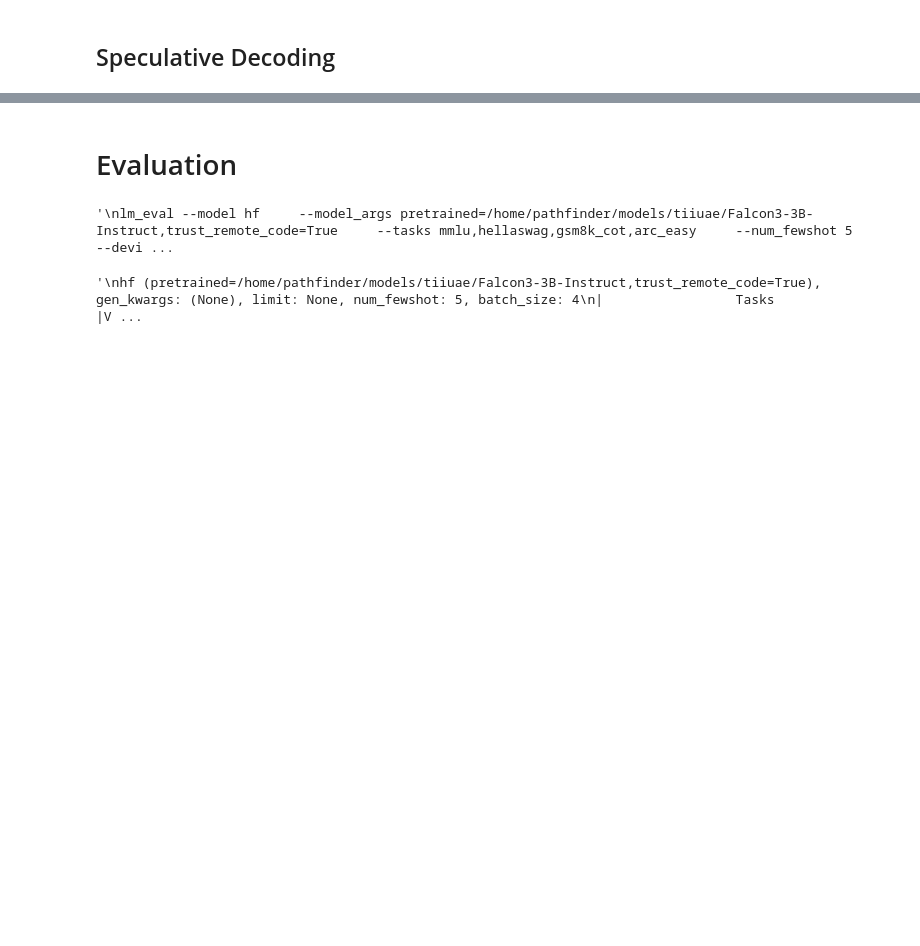
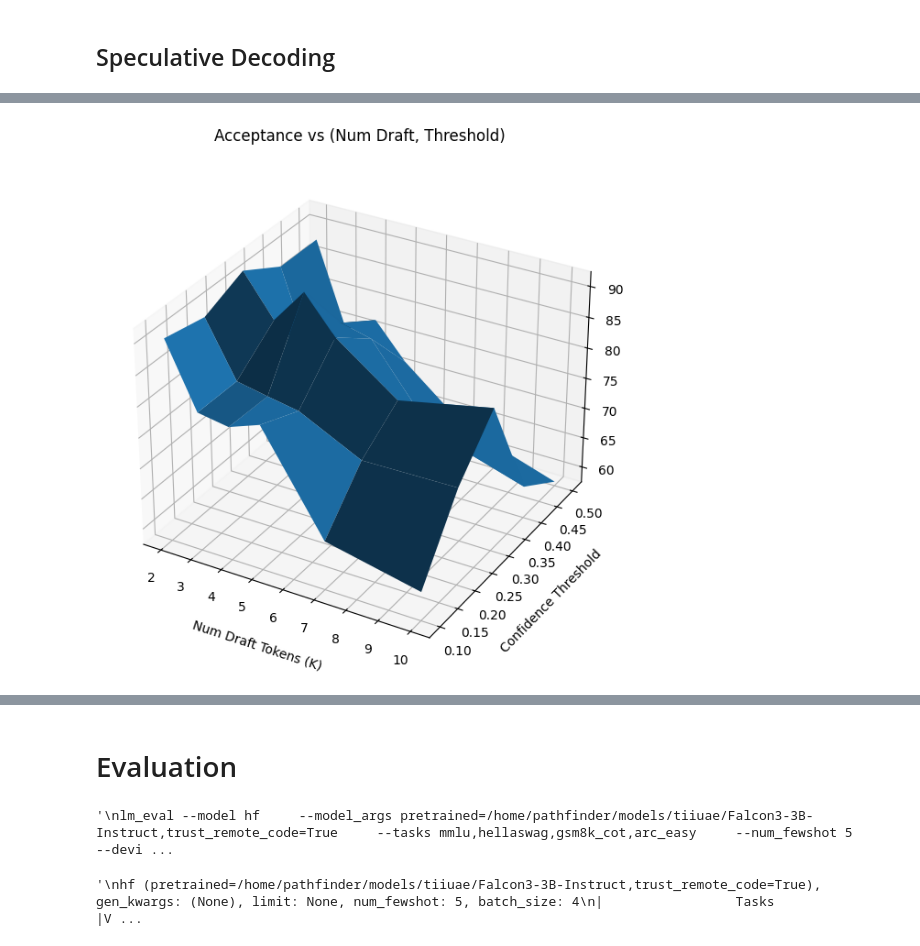
Before and after one commit to PathFinderKR/Speculative_Decoding, a Jupyter notebook: speculative_decoding.ipynb, the cells around one changed output, grey strips where cells are left out. Cells and saved outputs as stored; diff of their text form; code cells hidden in the pictures; blank space fills up the shorter version.

```diff
--- a/speculative_decoding.ipynb
+++ b/speculative_decoding.ipynb
@@ -374,2 +403,99 @@ Draft Output
 # %%
 # 32bit-2bit
+# %%
+import numpy as np
+import matplotlib.pyplot as plt
+from mpl_toolkits.mplot3d import Axes3D  # noqa: F401 (필요한 side-effect import)
+import matplotlib as mpl
+
+# 전역 레이아웃 옵션: 3D에서 tight_layout 대신 constrained layout 권장
+mpl.rcParams["figure.constrained_layout.use"] = True
+
+# ===================== 사용자 설정 =====================
+K_list = [2, 3, 4, 5, 7, 10]               # num_draft 후보
+T_list = [0.1, 0.2, 0.3, 0.4, 0.5]         # threshold 후보
+SYSTEM_PROMPT = "You are a helpful AI assistant."
+USER_PROMPT = "Given a rational number, write it as a fraction in lowest terms and calculate the product of the resulting numerator and denominator. For how many rational numbers between 0 and 1 will $20_{}^{}!$ be the resulting product?"
+MAX_NEW_TOKENS = 100
+SEED = 42
+USE_MOCK = False  # True면 speculative_decode가 없어도 랜덤 테스트 가능
+# =====================================================
+
+def run_once(num_draft: int, threshold: float):
+    """(num_draft, threshold) 조합 → acceptance_rate(%)와 latency(ms/token)"""
+    if USE_MOCK:
+        rng = np.random.default_rng(1234 + num_draft * 17 + int(threshold * 100))
+        base_accept = 80 - 10*(threshold*10 - 3.0)**2 - 2*(num_draft - 3) + rng.normal(0, 2)
+        base_accept = float(np.clip(base_accept, 5, 98))
+        base_latency = 25 + 4*(num_draft - 2) + 30*(threshold - 0.2) + rng.normal(0, 1.5)
+        base_latency = float(max(1.0, base_latency))
+        return base_accept, base_latency
+
+    out = bitnet.speculative_decode(
+        system_prompt=SYSTEM_PROMPT,
+        user_prompt=USER_PROMPT,
+        num_assistant_tokens=num_draft,
+        confidence_threshold=threshold,
+        verbose=False,
+        max_new_tokens=MAX_NEW_TOKENS,
+        seed=SEED
+    )
+    return float(out["acceptance_rate"]), float(out["latency"])
+
+# 결과 행렬
+K = np.array(K_list, dtype=float)
+T = np.array(T_list, dtype=float)
+KK, TT = np.meshgrid(K, T, indexing="ij")
+ACC = np.zeros_like(KK, dtype=float)
+LAT = np.zeros_like(KK, dtype=float)
+
+print("\n📊 Speculative Decoding Results")
+print("="*65)
+print(f"{'NumDraft':>8s} | {'Threshold':>9s} | {'AcceptRate(%)':>15s} | {'Latency(ms/token)':>18s}")
+print("-"*65)
+
+for i, k in enumerate(K_list):
+    for j, t in enumerate(T_list):
+        acc, lat = run_once(k, t)
+        ACC[i, j] = acc
+        LAT[i, j] = lat
+        print(f"{k:>8d} | {t:>9.2f} | {acc:>15.2f} | {lat:>18.2f}")
+
+print("="*65)
+
+# ---- 3D 그래프 1: Acceptance Rate ----
+fig1 = plt.figure(figsize=(8, 6), constrained_layout=True)
+ax1 = fig1.add_subplot(111, projection='3d')
+surf1 = ax1.plot_surface(KK, TT, ACC, rstride=1, cstride=1, linewidth=0.3, antialiased=True)
+
+# 레이블/타이틀 패딩 및 틱 패딩으로 잘림 방지
+ax1.set_xlabel("Num Draft Tokens (K)", labelpad=10)
+ax1.set_ylabel("Confidence Threshold", labelpad=10)
+ax1.set_zlabel("Acceptance Rate (%)", labelpad=12)
+ax1.set_title("Acceptance vs (Num Draft, Threshold)", pad=16)
+ax1.tick_params(pad=4)
+
+# 추가 여백 보정
+fig1.subplots_adjust(left=0.07, right=0.98, top=0.92, bottom=0.08)
+
+# 파일 저장 시 잘림 방지
+fig1.savefig("acceptance_surface.png", bbox_inches="tight", dpi=200)
+plt.show()
+
+# ---- 3D 그래프 2: Latency ----
+fig2 = plt.figure(figsize=(8, 6), constrained_layout=True)
+ax2 = fig2.add_subplot(111, projection='3d')
+surf2 = ax2.plot_surface(KK, TT, LAT, rstride=1, cstride=1, linewidth=0.3, antialiased=True)
+
+ax2.set_xlabel("Num Draft Tokens (K)", labelpad=10)
+ax2.set_ylabel("Confidence Threshold", labelpad=10)
+ax2.set_zlabel("Latency (ms/token)", labelpad=12)
+ax2.set_title("Latency vs (Num Draft, Threshold)", pad=16)
+ax2.tick_params(pad=4)
+
+fig2.subplots_adjust(left=0.07, right=0.98, top=0.92, bottom=0.08)
+fig2.savefig("latency_surface.png", bbox_inches="tight", dpi=200)
+plt.show()
+
+print("Saved figures: acceptance_surface.png, latency_surface.png")
+# %% [output]
@@ -375,0 +519 @@ Draft Output
+[figure, added]
```
Also changed, not shown: parts of 9 cells of this notebook, 1 other file.
